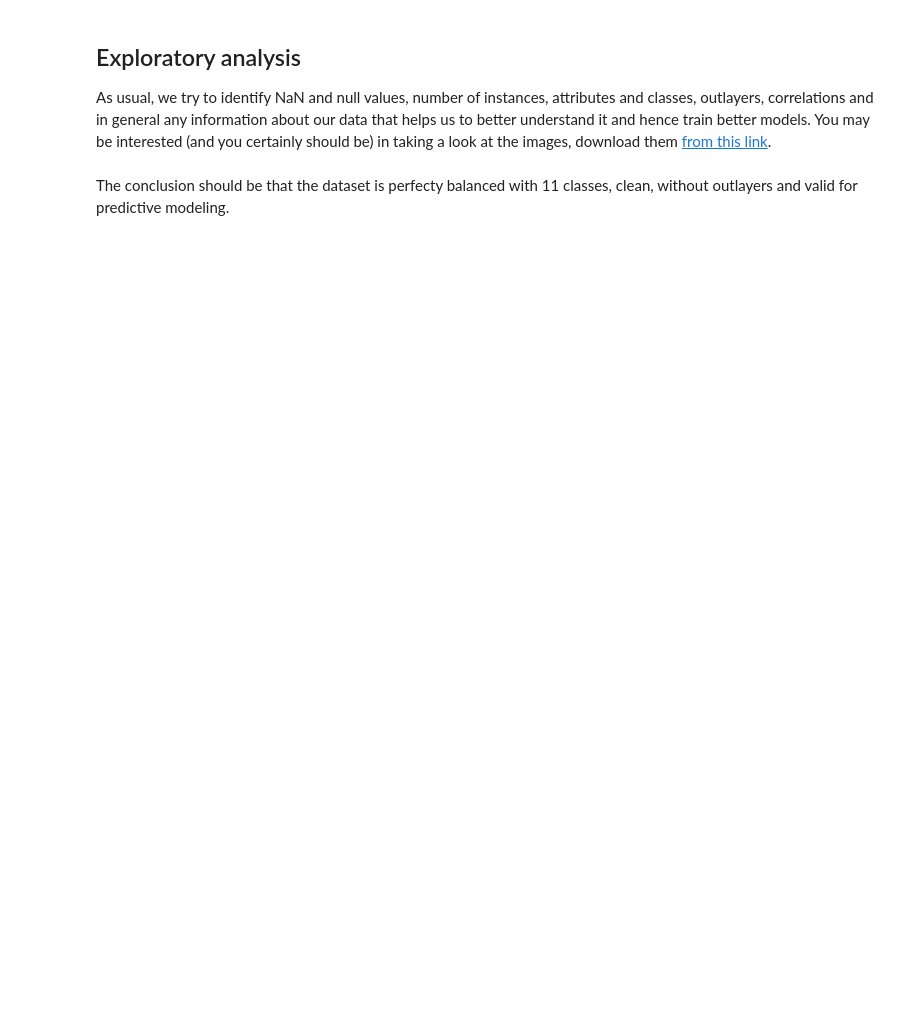
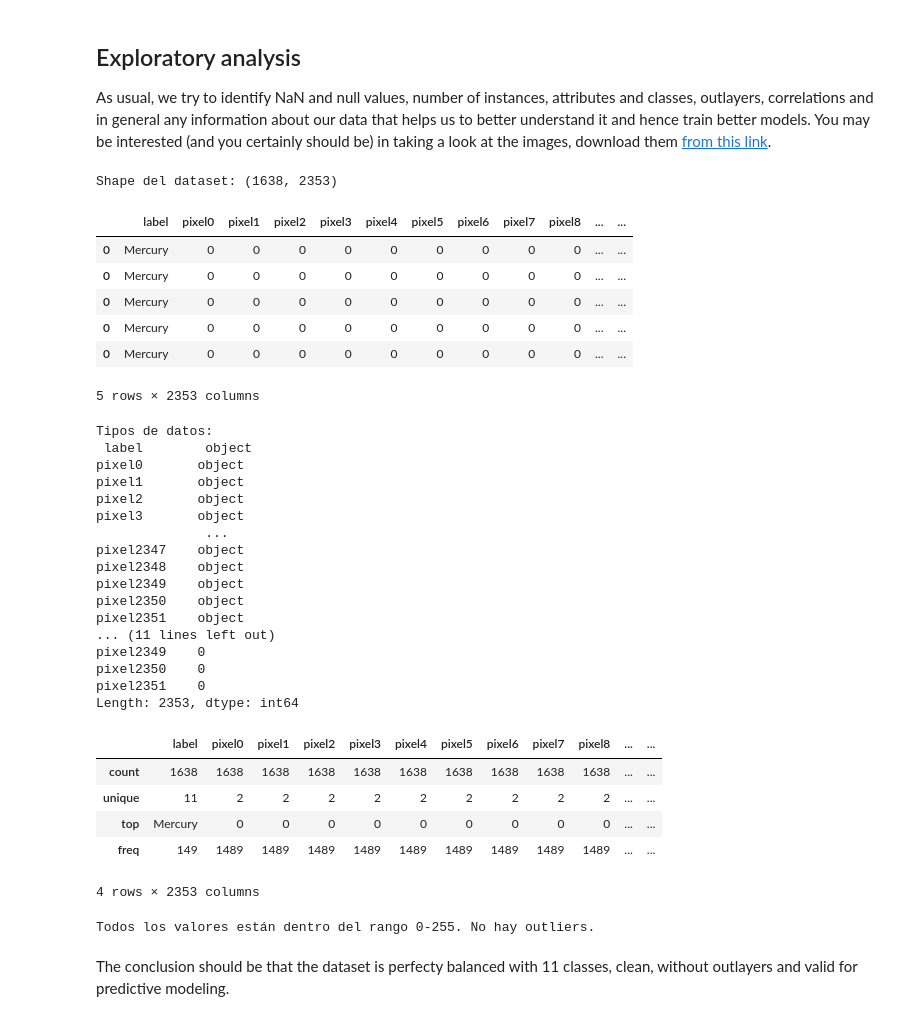
Before and after one commit to MakiMH3/Analyzing-Historical-Stock-Revenue-Data-and-Building-a-Dashboard, a Jupyter notebook: assignments/planets/planets.ipynb, the cells around one changed output. Cells and saved outputs as stored; diff of their text form; code cells hidden in the pictures; blank space fills up the shorter version.

```diff
--- a/assignments/planets/planets.ipynb
+++ b/assignments/planets/planets.ipynb
@@ -195,2 +192,74 @@ As usual, we try to identify NaN and null values, number of instances, attribute
+# %%
+## THIS EDA IS AN EXERCISE
+## YOUR CODE HERE
+
+# Primeramente vamos a mostrar el shape y header de los datos incluidos en el dataset,
+# aunque revisando el código de arriba ya podemos imaginar que será una matriz de
+# imágenes con valores para cada uno de los píxeles de la imagen recortada.
+print(f'Shape del dataset: {df.shape}')
+
+# NOTA: Usaremos "display" de vez en cuando (en tablas más que nada) para que se muestren
+#       de forma más amigable.
+display(df.head())
+
+# Ahora veremos los tipos de datos y si hay valores nulos (NaN)
+print(f'\nTipos de datos:\n {df.dtypes}')
+print(f'\nValores nulos:\n {df.isnull().sum()}')
+
+# Estadísticas base
+display(df.describe())
+
+# Creamos una copia numérica para trabajar sobre ella y mirar outliers
+df_num = df.copy()
+
+# Convertimos solo las columnas que se puedan transformar
+for col in df_num.columns:
+    df_num[col] = pd.to_numeric(df_num[col], errors='coerce')
+
+# Ahora aplicamos la detección de outliers mirando si están en el rango [0, 255]
+invalid_mask = (df_num < 0) | (df_num > 255)
+invalid_counts = invalid_mask.sum()
+invalid_columns = invalid_counts[invalid_counts > 0]
+
+# Mostramos si hay o no outliers
+if invalid_columns.empty:
+    print("\nTodos los valores están dentro del rango 0-255. No hay outliers.")
+else:
+    print("\nSe han encontrado valores fuera del rango 0-255 en las siguientes columnas:")
+    for col, count in invalid_columns.items():
+        print(f" - {col}: {count} valores inválidos")
+# %% [output]
+Shape del dataset: (1638, 2353)
+|  | label | pixel0 | pixel1 | pixel2 | pixel3 | pixel4 | pixel5 | pixel6 | pixel7 | pixel8 | ... | ... |
+| 0 | Mercury | 0 | 0 | 0 | 0 | 0 | 0 | 0 | 0 | 0 | ... | ... |
+| 0 | Mercury | 0 | 0 | 0 | 0 | 0 | 0 | 0 | 0 | 0 | ... | ... |
+| 0 | Mercury | 0 | 0 | 0 | 0 | 0 | 0 | 0 | 0 | 0 | ... | ... |
+| 0 | Mercury | 0 | 0 | 0 | 0 | 0 | 0 | 0 | 0 | 0 | ... | ... |
+| 0 | Mercury | 0 | 0 | 0 | 0 | 0 | 0 | 0 | 0 | 0 | ... | ... |
+5 rows × 2353 columns
+Tipos de datos:
+ label        object
+pixel0       object
+pixel1       object
+pixel2       object
+pixel3       object
+              ...
+pixel2347    object
+pixel2348    object
+pixel2349    object
+pixel2350    object
+pixel2351    object
+... (11 lines left out)
+pixel2349    0
+pixel2350    0
+pixel2351    0
+Length: 2353, dtype: int64
+|  | label | pixel0 | pixel1 | pixel2 | pixel3 | pixel4 | pixel5 | pixel6 | pixel7 | pixel8 | ... | ... |
+| count | 1638 | 1638 | 1638 | 1638 | 1638 | 1638 | 1638 | 1638 | 1638 | 1638 | ... | ... |
+| unique | 11 | 2 | 2 | 2 | 2 | 2 | 2 | 2 | 2 | 2 | ... | ... |
+| top | Mercury | 0 | 0 | 0 | 0 | 0 | 0 | 0 | 0 | 0 | ... | ... |
+| freq | 149 | 1489 | 1489 | 1489 | 1489 | 1489 | 1489 | 1489 | 1489 | 1489 | ... | ... |
+4 rows × 2353 columns
+Todos los valores están dentro del rango 0-255. No hay outliers.
 # %% [markdown]
 The conclusion should be that the dataset is perfecty balanced with 11 classes, clean, without outlayers and valid for predictive modeling.
```
Also changed, not shown: parts of 6 cells of this notebook.
